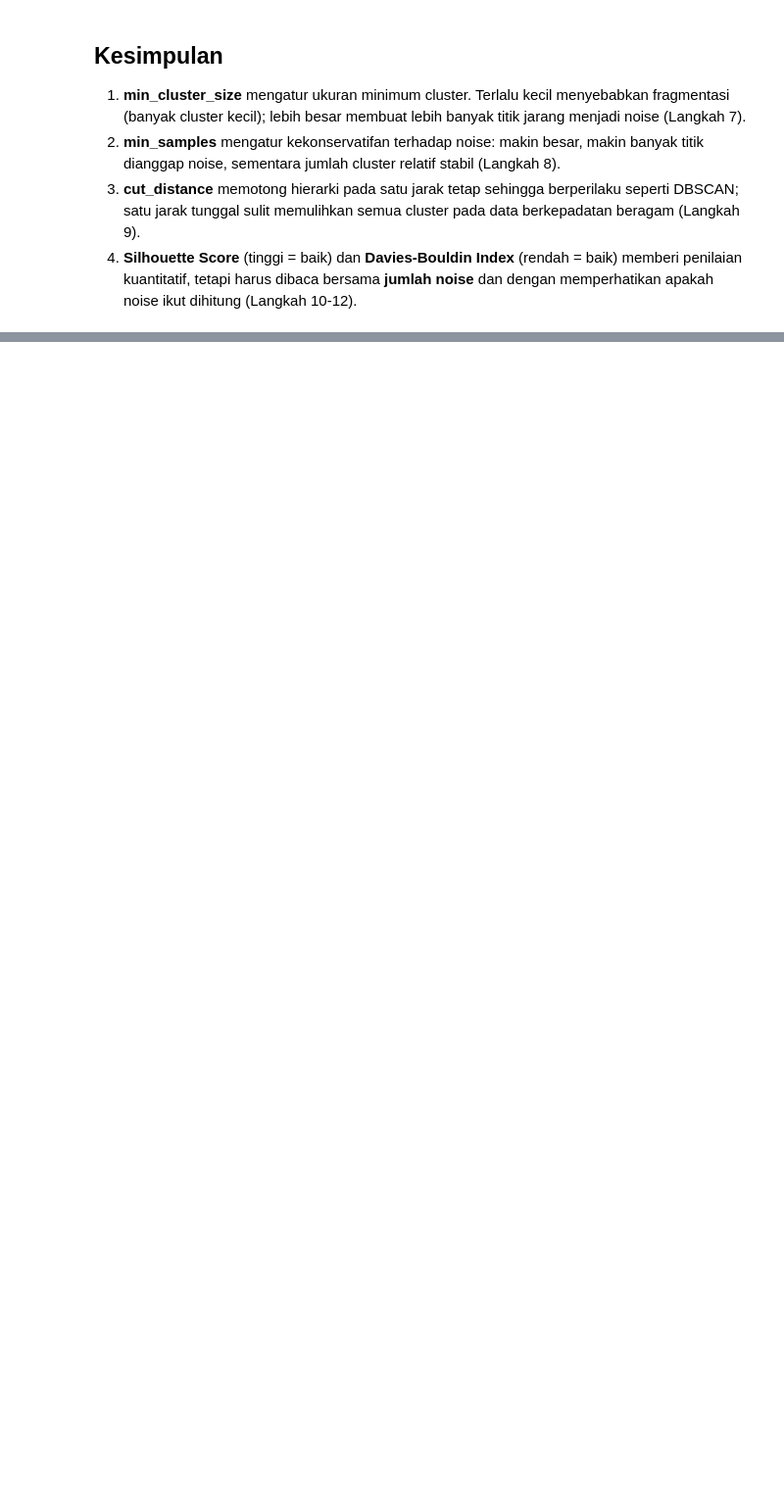
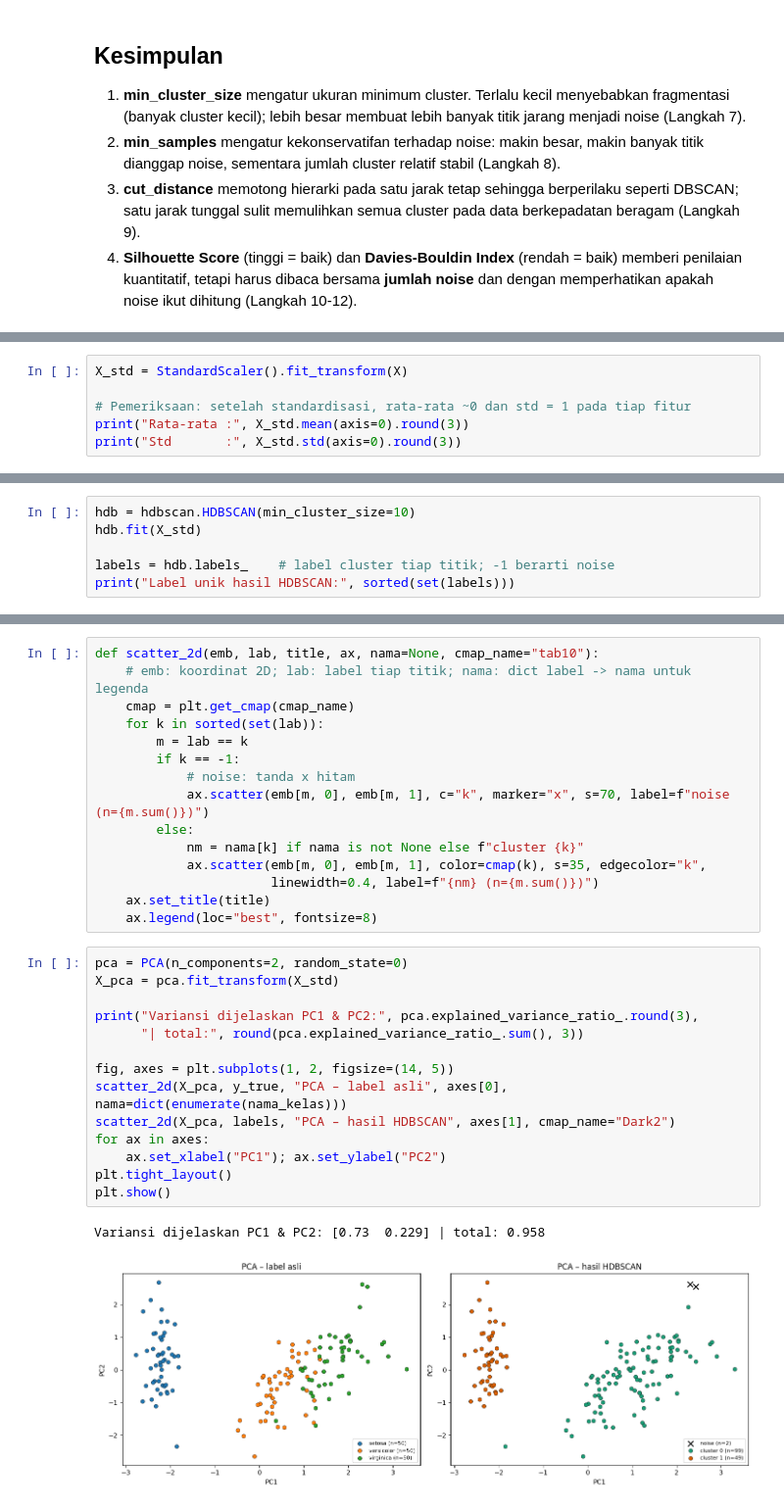
Before and after one commit to sandyy221/244107020029_PemMes, a Jupyter notebook: Jobsheet_5.ipynb, the cells around one changed output, grey strips where cells are left out. Shown at 98% size. Cells and saved outputs as stored; diff of their text form; blank space fills up the shorter version.

```diff
--- a/Jobsheet_5.ipynb
+++ b/Jobsheet_5.ipynb
@@ -316,0 +389,6 @@ plt.show()
+# %%
+X_std = StandardScaler().fit_transform(X)
+
+# Pemeriksaan: setelah standardisasi, rata-rata ~0 dan std = 1 pada tiap fitur
+print("Rata-rata :", X_std.mean(axis=0).round(3))
+print("Std       :", X_std.std(axis=0).round(3))
@@ -316,0 +398,6 @@ plt.show()
+# %%
+hdb = hdbscan.HDBSCAN(min_cluster_size=10)
+hdb.fit(X_std)
+
+labels = hdb.labels_    # label cluster tiap titik; -1 berarti noise
+print("Label unik hasil HDBSCAN:", sorted(set(labels)))
@@ -316,0 +428,32 @@ plt.show()
+# %%
+def scatter_2d(emb, lab, title, ax, nama=None, cmap_name="tab10"):
+    # emb: koordinat 2D; lab: label tiap titik; nama: dict label -> nama untuk legenda
+    cmap = plt.get_cmap(cmap_name)
+    for k in sorted(set(lab)):
+        m = lab == k
+        if k == -1:
+            # noise: tanda x hitam
+            ax.scatter(emb[m, 0], emb[m, 1], c="k", marker="x", s=70, label=f"noise (n={m.sum()})")
+        else:
+            nm = nama[k] if nama is not None else f"cluster {k}"
+            ax.scatter(emb[m, 0], emb[m, 1], color=cmap(k), s=35, edgecolor="k",
+                       linewidth=0.4, label=f"{nm} (n={m.sum()})")
+    ax.set_title(title)
+    ax.legend(loc="best", fontsize=8)
+# %%
+pca = PCA(n_components=2, random_state=0)
+X_pca = pca.fit_transform(X_std)
+
+print("Variansi dijelaskan PC1 & PC2:", pca.explained_variance_ratio_.round(3),
+      "| total:", round(pca.explained_variance_ratio_.sum(), 3))
+
+fig, axes = plt.subplots(1, 2, figsize=(14, 5))
+scatter_2d(X_pca, y_true, "PCA – label asli", axes[0], nama=dict(enumerate(nama_kelas)))
+scatter_2d(X_pca, labels, "PCA – hasil HDBSCAN", axes[1], cmap_name="Dark2")
+for ax in axes:
+    ax.set_xlabel("PC1"); ax.set_ylabel("PC2")
+plt.tight_layout()
+plt.show()
+# %% [output]
+Variansi dijelaskan PC1 & PC2: [0.73  0.229] | total: 0.958
+[figure, added]
```
Also changed, not shown: parts of 8 cells of this notebook.
